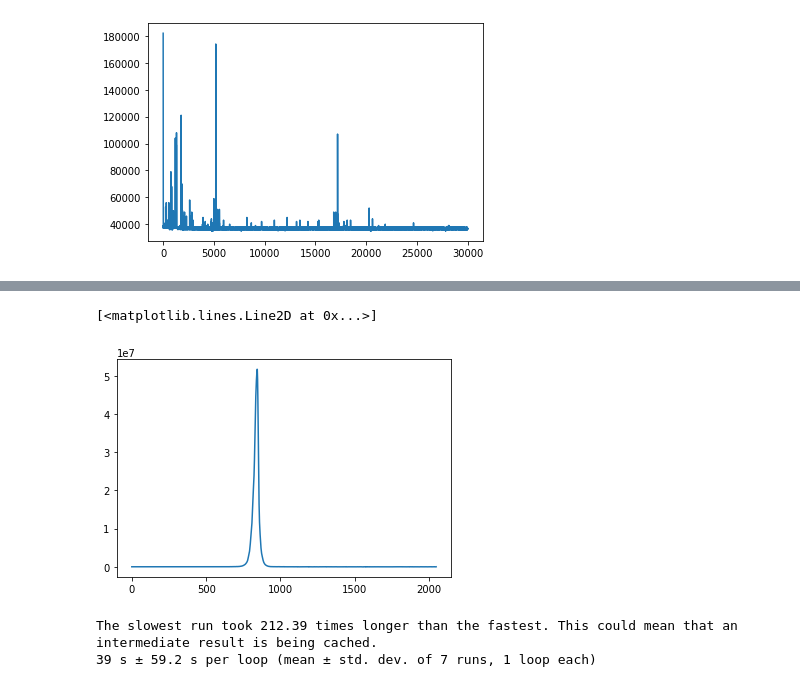
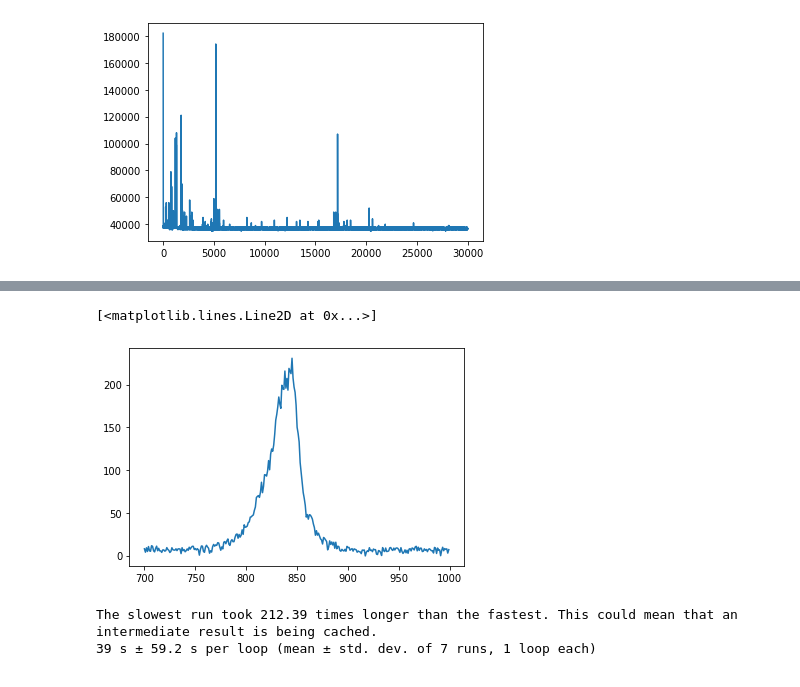
Before and after one commit to Bruyant/MChD-python, a Jupyter notebook: src/mchd_python/TestSpectro.ipynb, the cells around one changed output, grey strips where cells are left out. Cells and saved outputs as stored; diff of their text form; code cells hidden in the pictures.

```diff
--- a/src/mchd_python/TestSpectro.ipynb
+++ b/src/mchd_python/TestSpectro.ipynb
@@ -230,7 +231,7 @@ array([0.00099635, 0.0066758 ])
 p.nice(psutil.REALTIME_PRIORITY_CLASS)
 
 # read datas
-n=300
+n=300*100
 delay=0.00
 inst.integrationTime(30)
 
@@ -245,4 +246,4 @@ tstamps[1,0]= np.datetime64(datetime.datetime.now())
 
 p.nice(psutil.NORMAL_PRIORITY_CLASS)
 
-print('Average time',(tstamps[1,0]-tstamps[0,0])/n)
+print('Average time',(tstamps[1,0]-tstamps[0,0])/n, 'total time', (tstamps[1,0]-tstamps[0,0]))
@@ -279,7 +277,8 @@ KeyboardInterrupt:
 # %%
+plot(np.arange(700,1000),mean(res*(ttlin-1),axis=1)[700:1000])
 # %% [output]
 [<matplotlib.lines.Line2D at 0x...>]
-[figure, old version]
+[figure, new version]
 # %%
 %timeit mean(res*(ttlin-1),axis=1)
 # %% [output]
```
Also changed, not shown: parts of 5 cells of this notebook.
